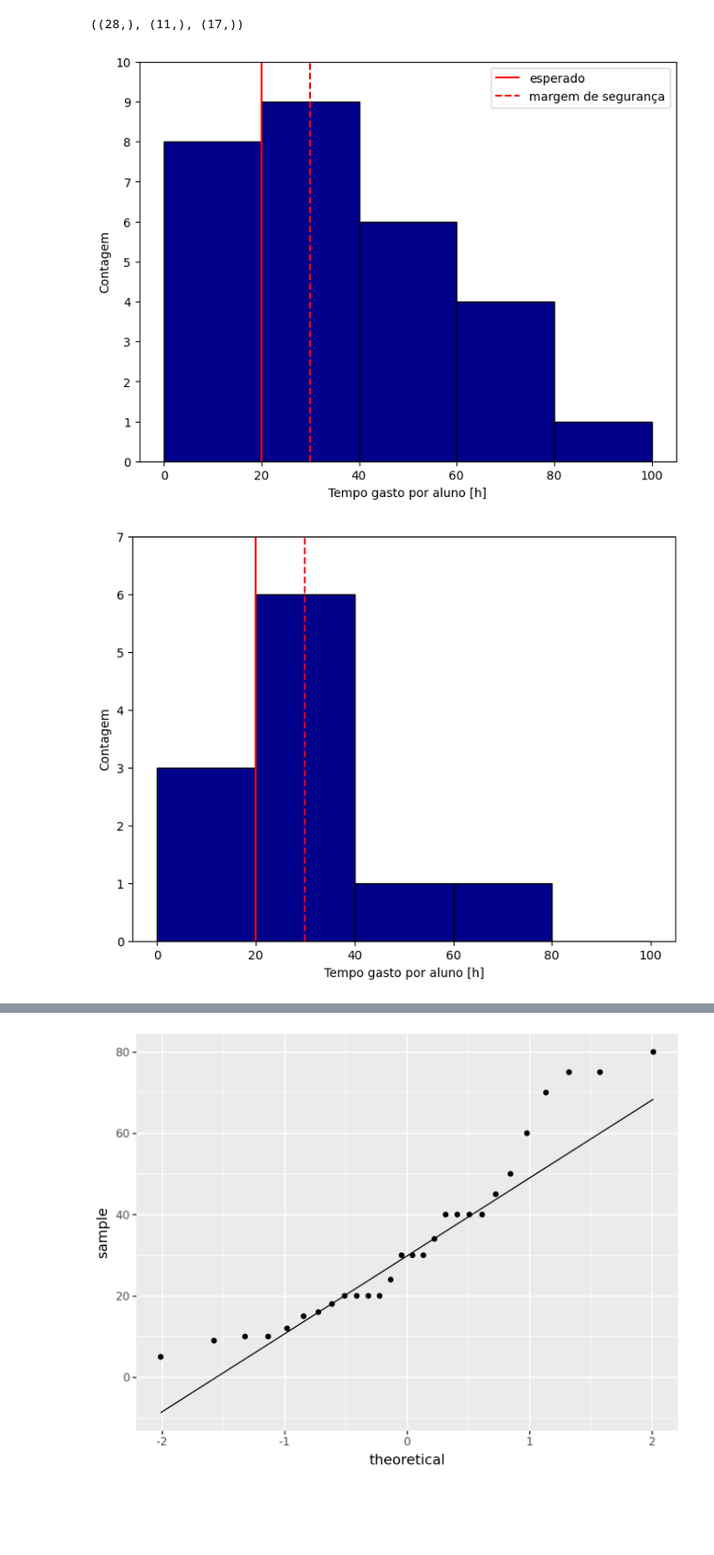
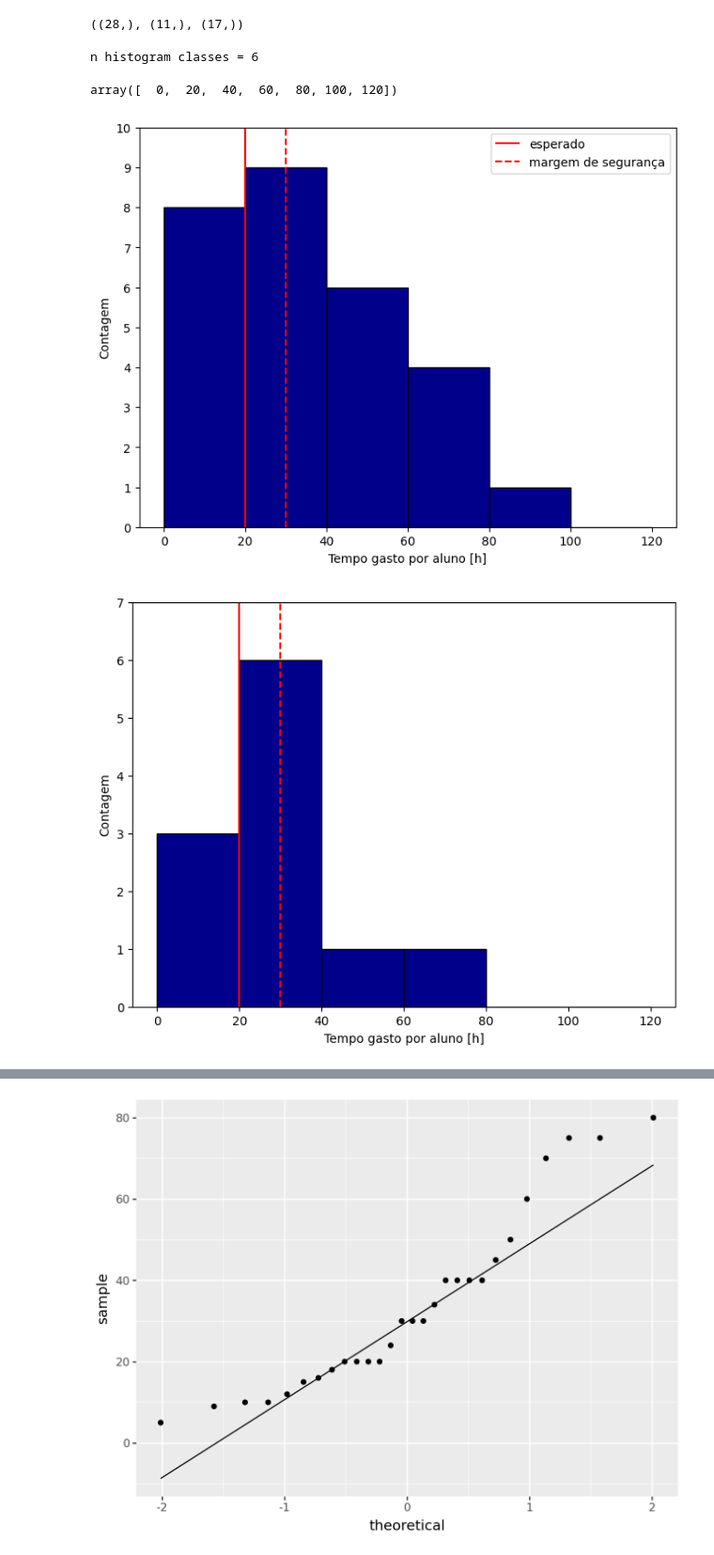
Before and after one commit to henriqueedu2001/pcs3635-health-research-data-analysis, a Jupyter notebook: analisys.ipynb, the cells around one changed output, grey strips where cells are left out. Shown at 94% size. Saved outputs shown, nothing was run; the diff lists cells and outputs as text; code cells hidden in the pictures; blank space fills up the shorter version.

```diff
--- a/analisys.ipynb
+++ b/analisys.ipynb
@@ -682,46 +708,52 @@ PA_4_wednesday = PA_4_wednesday.dropna()
 PA_4.shape, PA_4_monday.shape, PA_4_wednesday.shape
 # %% [output]
 ((28,), (11,), (17,))
+# %%
+PA_4_n_sturges_rule = int(np.round(1 + np.log2(PA_4.size)))
+
+
+print(f'n histogram classes = {PA_4_n_sturges_rule}')
+# %% [output]
+n histogram classes = 6
+# %%
+PA_4_bins = np.arange(0, 20*(PA_4_n_sturges_rule + 1), 20)
+PA_4_bins
+# %% [output]
+array([  0,  20,  40,  60,  80, 100, 120])
 # %%
 # plotting PA_4 histogram for general counting (monday + wednesday)
 fig, axs = plt.subplots(figsize=fig_default_size)
-
-# PA_4_bins = np.arange(0, 100, 20)
-PA_4_bins = np.arange(0, 120, 20)
 
 PA_4_expected_hours = 20
 PA_4_expected_hours_safety_margin = 10
 
 # axs setting
 axs.hist(PA_4, bins=PA_4_bins, color=fig_default_color, edgecolor='black')
 plt.gca().yaxis.set_major_locator(MaxNLocator(integer=True)) # fix the ticks in to integer values
 axs.set_ylim(0, 10)
 
 # vertical lines of the expected
 axs.vlines(PA_4_expected_hours, 0, 10, linestyles='solid', color='r', label='esperado')
 axs.vlines(PA_4_expected_hours + PA_4_expected_hours_safety_margin, 0, 10, linestyles='dashed', color='r', label='margem de segurança')
 
 axs.set_xlabel('Tempo gasto por aluno [h]')
 axs.set_ylabel('Contagem')
 axs.legend()
 
 # save the figure in png format
 if save_all_figures:
     plt.savefig('academic_imgs/PA_4_histogram')
 
 # showing the figure
 plt.show()
 # %% [output]
-[figure, old version]
+[figure, new version]
 # %%
 # plotting PA_4 histogram for monday
 fig, axs = plt.subplots(figsize=fig_default_size)
 
-# PA_4_monday_bins = np.arange(0, 100, 5)
-PA_4_monday_bins = np.arange(0, 120, 20)
-
 # axs setting
-axs.hist(PA_4_monday, bins=PA_4_monday_bins, color=fig_default_color, edgecolor='black')
+axs.hist(PA_4_monday, bins=PA_4_bins, color=fig_default_color, edgecolor='black')
 plt.gca().yaxis.set_major_locator(MaxNLocator(integer=True)) # fix the ticks in to integer values
 axs.set_ylim(0, 7)
 
@@ -739,7 +771,7 @@ if save_all_figures:
 # showing the figure
 plt.show()
 # %% [output]
-[figure, old version]
+[figure, new version]
 # %%
 # plotting PA_4 histogram for wednesday
 fig, axs = plt.subplots(figsize=fig_default_size)
```
Also changed, not shown: parts of 16 cells of this notebook.
